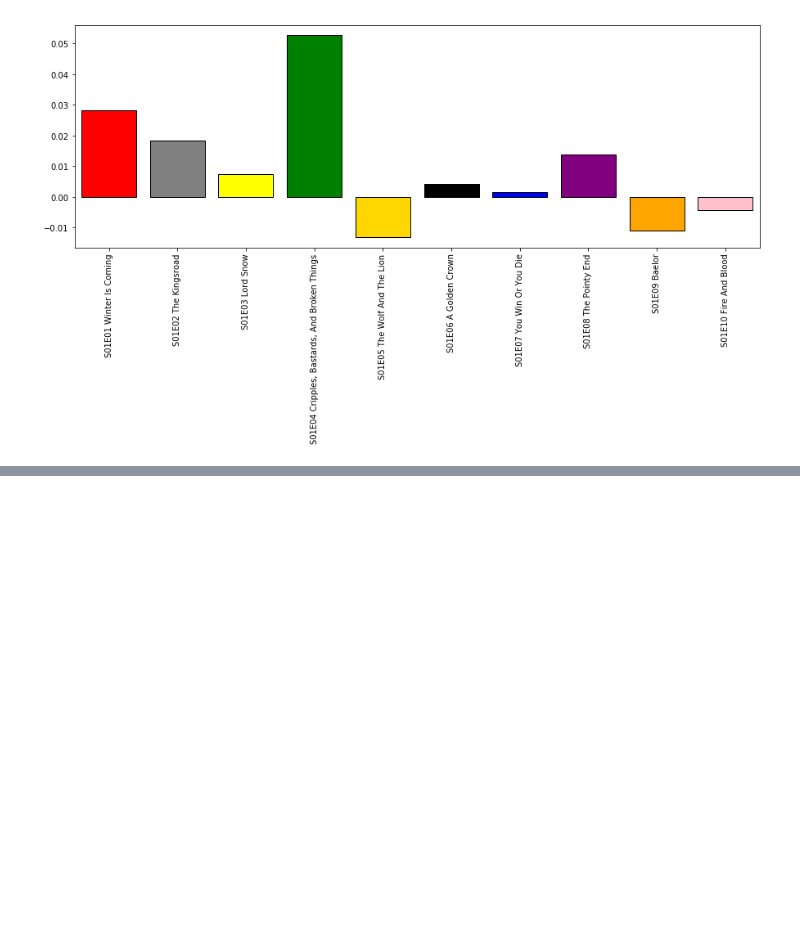
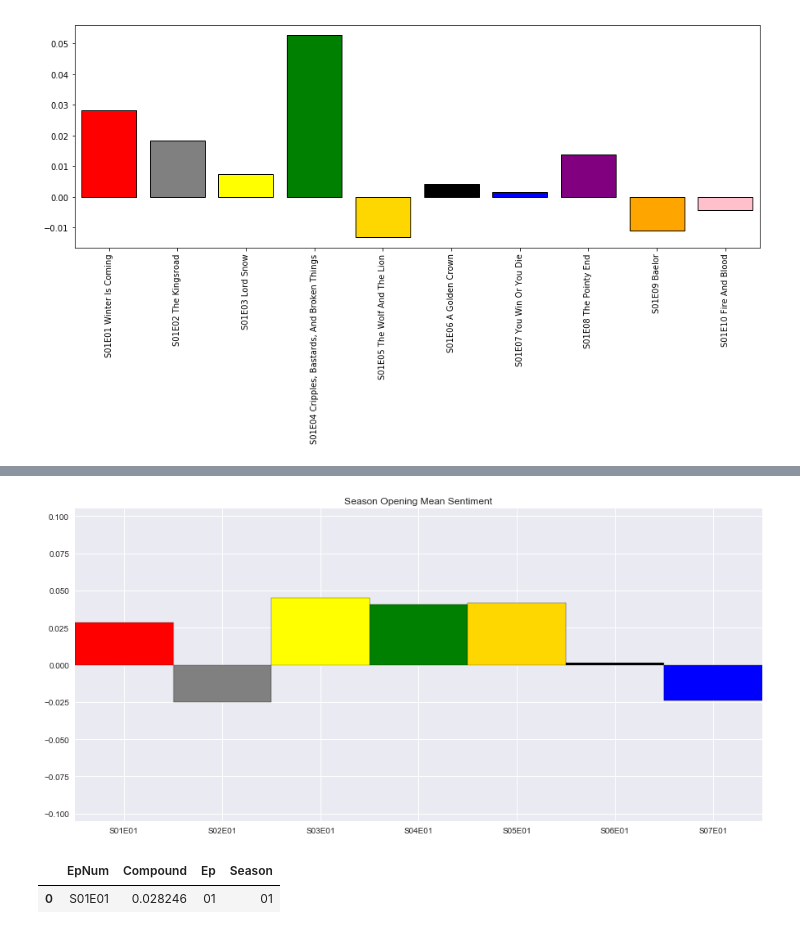
Before and after one commit to nix1228/Retro-Fireballs, a Jupyter notebook: analysis.ipynb, the cells around one changed output, grey strips where cells are left out. Cells and saved outputs as stored; diff of their text form; code cells hidden in the pictures; blank space fills up the shorter version.

```diff
--- a/analysis.ipynb
+++ b/analysis.ipynb
@@ -163,0 +212,5 @@ plt.show()
+# %%
+FirstEpsDf = transpose[["S01E01", "S02E01", "S03E01", "S04E01", "S05E01", "S06E01", "S07E01", ]]
+FirstEpsDf = FirstEpsDf.T
+FirstEpsDf = FirstEpsDf.reset_index()
+FirstEpsDf
@@ -163,0 +226,15 @@ plt.show()
+# %%
+plt.close()
+fig, ax = plt.subplots(figsize=(15, 7))
+ax.bar(np.arange(len(FirstEpsDf["Compound"])), FirstEpsDf["Compound"], color=colors, edgecolor=edges, width=1)
+ax.set_xticks(np.arange(len(FirstEpsDf["Compound"])))
+ax.set_xticklabels(FirstEpsDf["EpNum"])
+ax.set_xlim(-0.5, len(FirstEpsDf["Compound"]) - 0.5)
+
+plt.title("Season Opening Mean Sentiment")
+plt.ylim(-0.105, 0.105)
+sns.set()
+plt.savefig("Images/OpeningSentiments.png")
+plt.show()
+# %% [output]
+[figure, added]
@@ -163,0 +243,12 @@ plt.show()
+# %%
+season = []
+episode = []
+for epnum in transpose["EpNum"]:
+    season.append(epnum[1:3])
+    episode.append(epnum[4:])
+transpose["Ep"] = episode
+transpose["Season"] = season
+transpose.head(1)
+# %% [output]
+|  | EpNum | Compound | Ep | Season |
+| 0 | S01E01 | 0.028246 | 01 | 01 |
```
Also changed, not shown: parts of 20 cells of this notebook, 11 other files.
